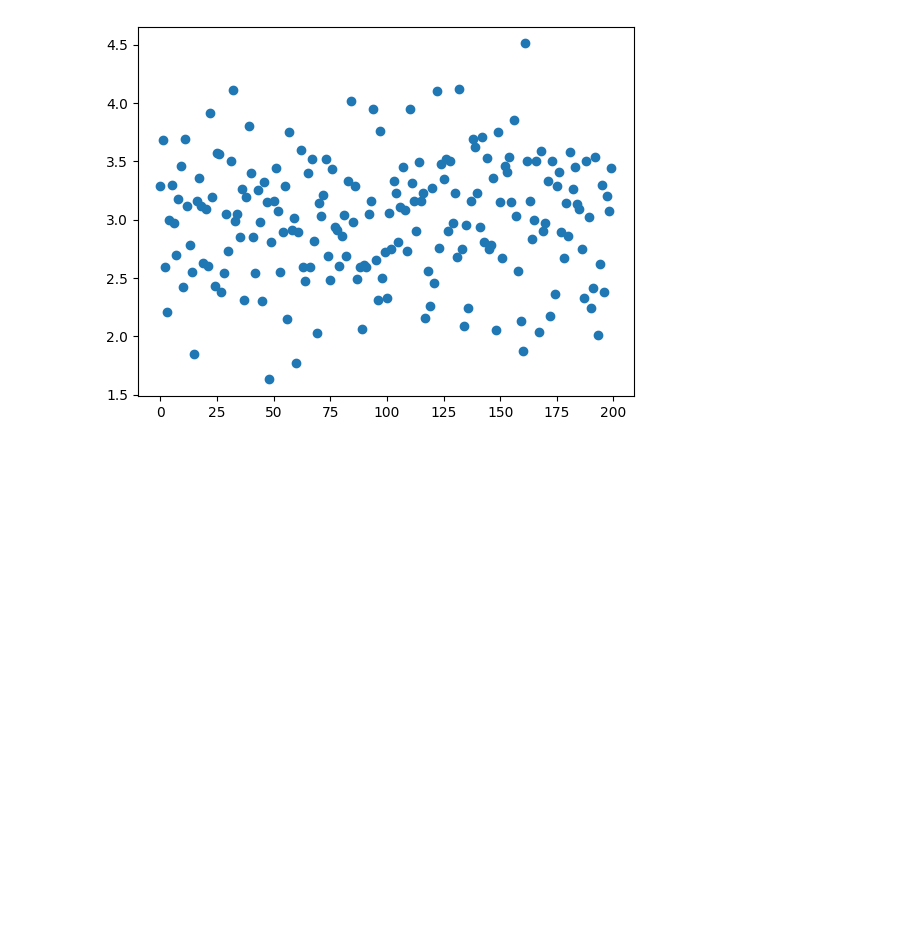
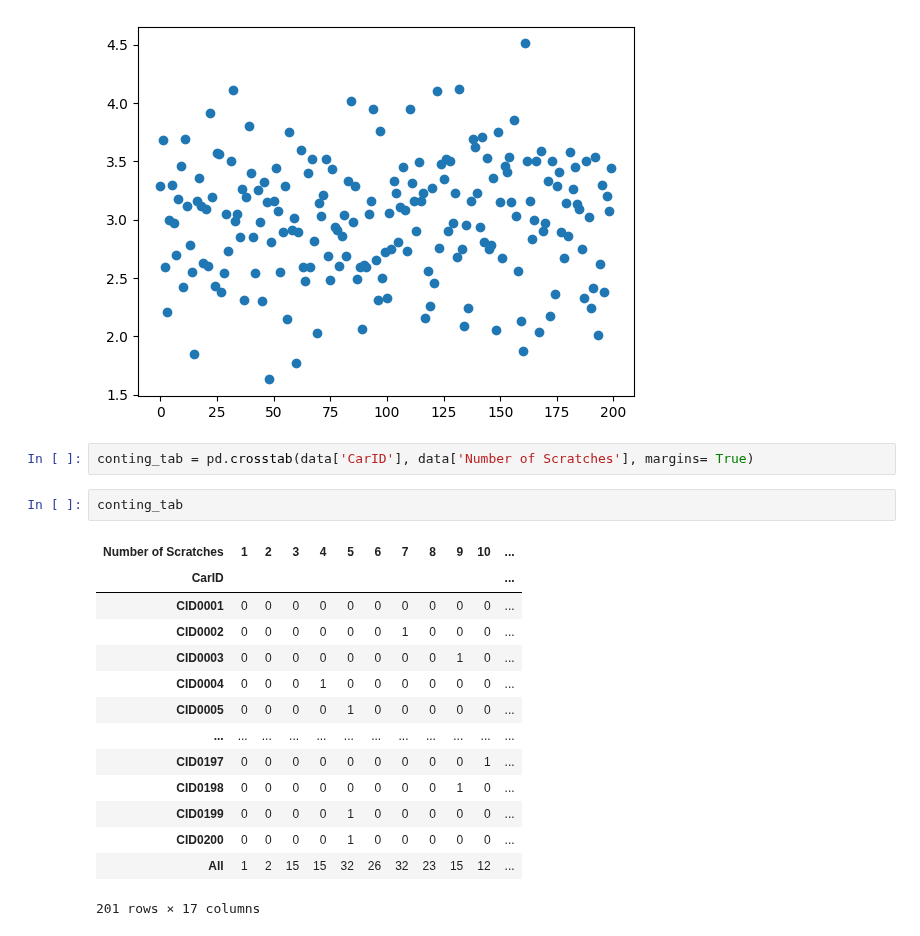
Before and after one commit to aniketkalra11/basic_kaggle_practice, a Jupyter notebook: BA/graded_1.ipynb, the cells around one changed output. Cells and saved outputs as stored; diff of their text form; blank space fills up the shorter version.

```diff
--- a/BA/graded_1.ipynb
+++ b/BA/graded_1.ipynb
@@ -32,3 +48,22 @@ plt.scatter(x= [x for x in range(200)], y= data['Total scratch length (in mm)']
 # %% [output]
 <matplotlib.collections.PathCollection at 0x...>
 [figure]
+# %%
+conting_tab = pd.crosstab(data['CarID'], data['Number of Scratches'], margins= True)
+# %%
+conting_tab
+# %% [output]
+| Number of Scratches | 1 | 2 | 3 | 4 | 5 | 6 | 7 | 8 | 9 | 10 | ... |
+| CarID |  |  |  |  |  |  |  |  |  |  | ... |
+| CID0001 | 0 | 0 | 0 | 0 | 0 | 0 | 0 | 0 | 0 | 0 | ... |
+| CID0002 | 0 | 0 | 0 | 0 | 0 | 0 | 1 | 0 | 0 | 0 | ... |
+| CID0003 | 0 | 0 | 0 | 0 | 0 | 0 | 0 | 0 | 1 | 0 | ... |
+| CID0004 | 0 | 0 | 0 | 1 | 0 | 0 | 0 | 0 | 0 | 0 | ... |
+| CID0005 | 0 | 0 | 0 | 0 | 1 | 0 | 0 | 0 | 0 | 0 | ... |
+| ... | ... | ... | ... | ... | ... | ... | ... | ... | ... | ... | ... |
+| CID0197 | 0 | 0 | 0 | 0 | 0 | 0 | 0 | 0 | 0 | 1 | ... |
+| CID0198 | 0 | 0 | 0 | 0 | 0 | 0 | 0 | 0 | 1 | 0 | ... |
+| CID0199 | 0 | 0 | 0 | 0 | 1 | 0 | 0 | 0 | 0 | 0 | ... |
+| CID0200 | 0 | 0 | 0 | 0 | 1 | 0 | 0 | 0 | 0 | 0 | ... |
+| All | 1 | 2 | 15 | 15 | 32 | 26 | 32 | 23 | 15 | 12 | ... |
+201 rows × 17 columns
```
Also changed, not shown: parts of 2 cells of this notebook, 3 other files.
